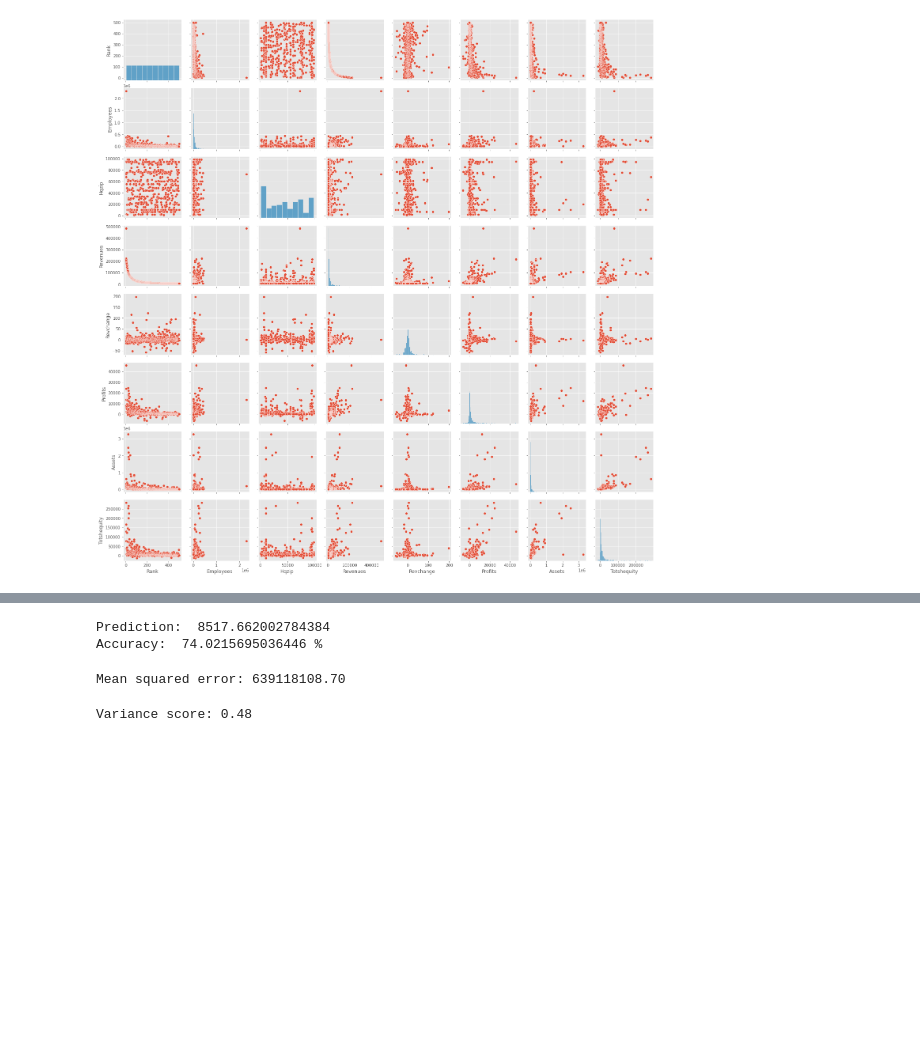
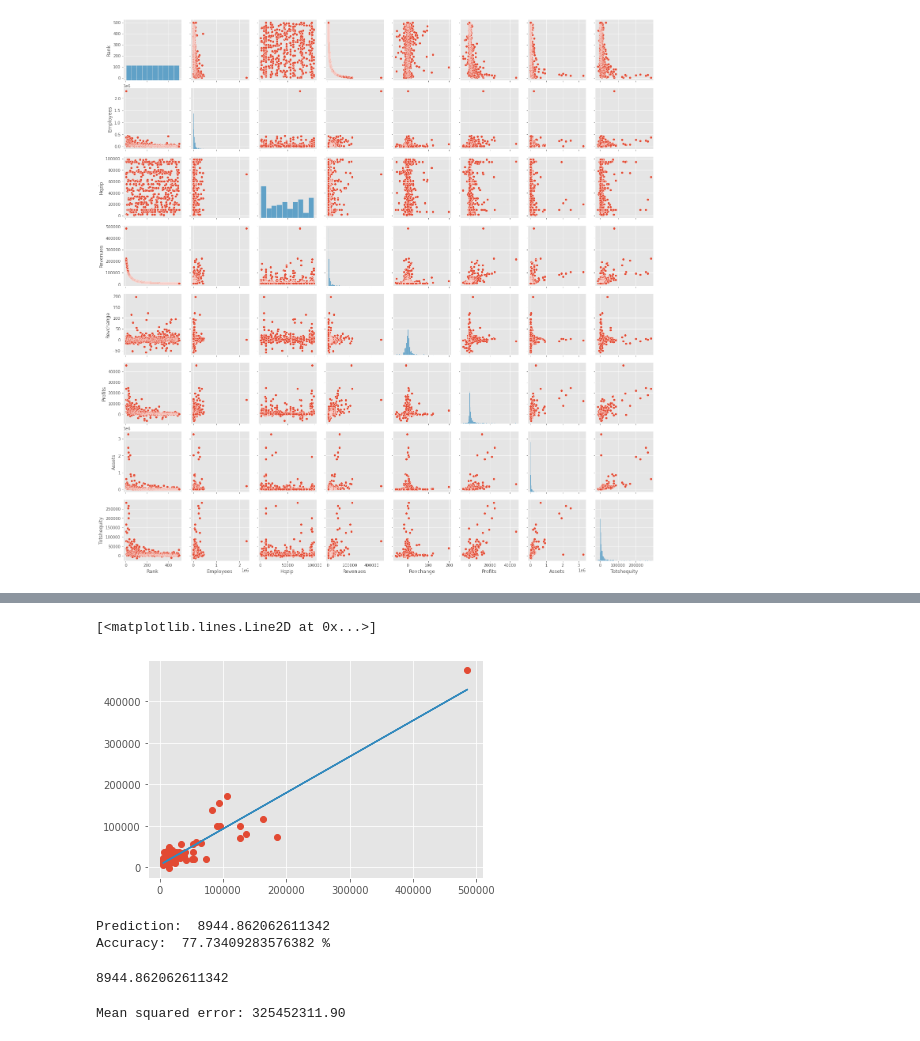
Before and after one commit to sorinburghiu2323/LearningFromData, a Jupyter notebook: fortune_500.ipynb, the cells around one changed output, grey strips where cells are left out. Cells and saved outputs as stored; diff of their text form; code cells hidden in the pictures; blank space fills up the shorter version.

```diff
--- a/fortune_500.ipynb
+++ b/fortune_500.ipynb
@@ -150,19 +174,24 @@ plt.hist(y_test - predictions)
+# %%
+# Make predictions.
+predictions = LassoReg.predict(x_test)
+
+# Draw line of best fit.
+slope, y_intercept = np.polyfit(y_test, predictions, 1)
+plt.plot(y_test, predictions, 'o')
+plt.plot(y_test, slope*y_test + y_intercept)
+# %% [output]
+[<matplotlib.lines.Line2D at 0x...>]
+[figure, added]
 # %%
+# Same individual prediction as RidgeReg.
 # Predict: Core-Mark Holding
-# Actual revenues: 11507
-prediction = LinReg.predict([[54.2, 7688, 1497, 530]])
-print('Prediction: ', prediction[0])
-print('Accuracy: ', prediction[0] / 11507 * 100, '%')
+predict_individual(LassoReg, [54.2, 7688, 1497, 530], actual_revenue=11507)
 # %% [output]
-Prediction:  8517.662002784384
-Accuracy:  74.0215695036446 %
+Prediction:  8944.862062611342
+Accuracy:  77.73409283576382 %
+8944.862062611342
 # %%
-# The mean squared error
-print("Mean squared error: %.2f" % np.mean((LinReg.predict(x_test) - y_test) ** 2))
+# The mean squared error of Lasso regression model.
+print("Mean squared error: %.2f" % np.mean((LassoReg.predict(x_test) - y_test) ** 2))
 # %% [output]
-Mean squared error: 639118108.70
+Mean squared error: 325452311.90
-# %%
-# Explained variance score: 1 is perfect prediction
-print('Variance score: %.2f' % LinReg.score(x_test, y_test))
-# %% [output]
-Variance score: 0.48
```
Also changed, not shown: parts of 9 cells of this notebook, 4 other files.
